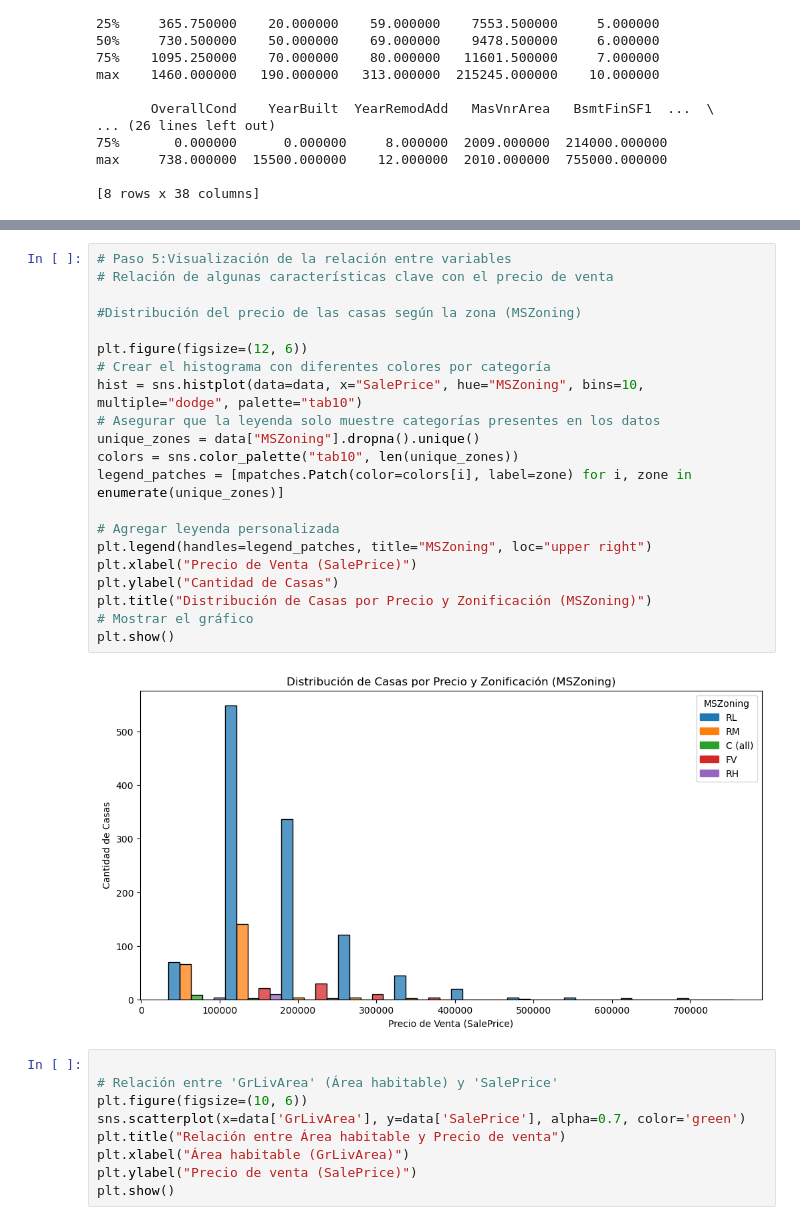
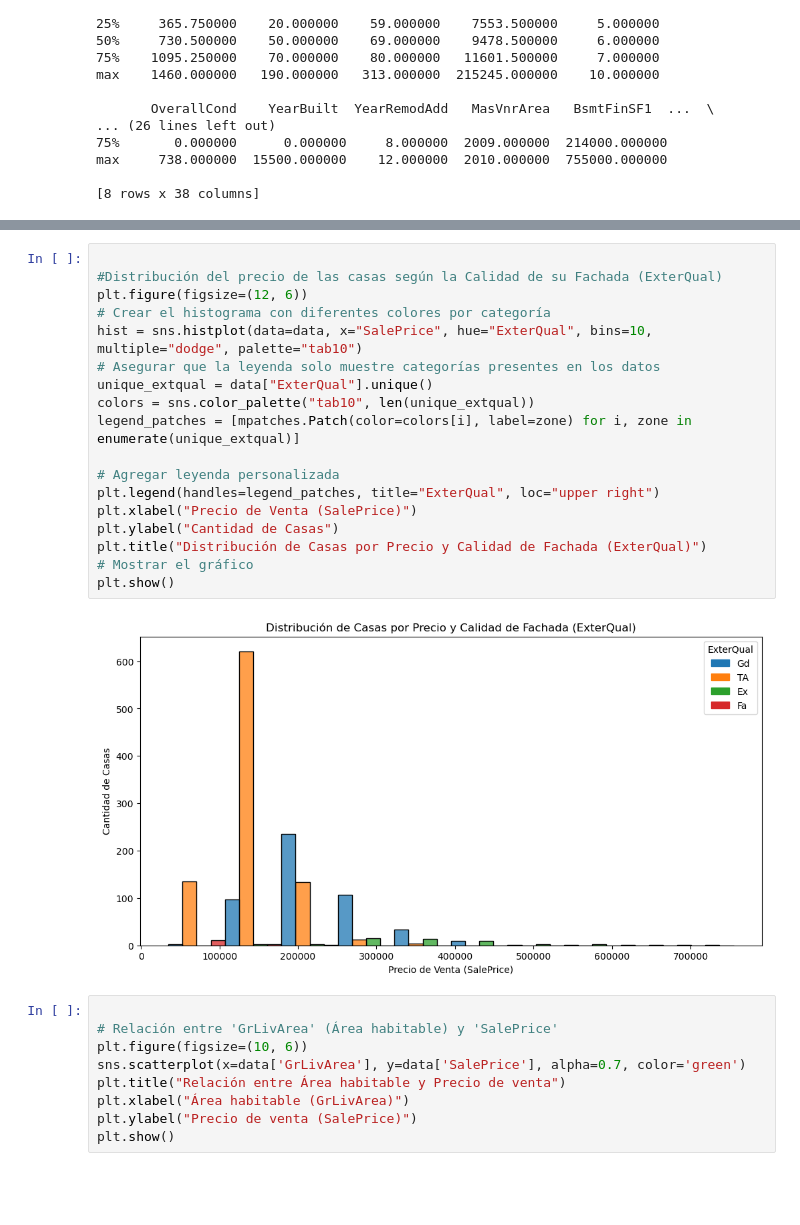
Before and after one commit to MartaCabo/tarea_house_predictions, a Jupyter notebook: Tarea2_1.ipynb, the cells around one changed output, grey strips where cells are left out. Cells and saved outputs as stored; diff of their text form; blank space fills up the shorter version.

```diff
--- a/Tarea2_1.ipynb
+++ b/Tarea2_1.ipynb
@@ -91,26 +149,23 @@ plt.show()
 # %%
-# Paso 5:Visualización de la relación entre variables
-# Relación de algunas características clave con el precio de venta
 
-#Distribución del precio de las casas según la zona (MSZoning)
-
+#Distribución del precio de las casas según la Calidad de su Fachada (ExterQual)
 plt.figure(figsize=(12, 6))
 # Crear el histograma con diferentes colores por categoría
-hist = sns.histplot(data=data, x="SalePrice", hue="MSZoning", bins=10, multiple="dodge", palette="tab10")
+hist = sns.histplot(data=data, x="SalePrice", hue="ExterQual", bins=10, multiple="dodge", palette="tab10")
 # Asegurar que la leyenda solo muestre categorías presentes en los datos
-unique_zones = data["MSZoning"].dropna().unique()
-colors = sns.color_palette("tab10", len(unique_zones))
-legend_patches = [mpatches.Patch(color=colors[i], label=zone) for i, zone in enumerate(unique_zones)]
+unique_extqual = data["ExterQual"].unique()
+colors = sns.color_palette("tab10", len(unique_extqual))
+legend_patches = [mpatches.Patch(color=colors[i], label=zone) for i, zone in enumerate(unique_extqual)]
 
 # Agregar leyenda personalizada
-plt.legend(handles=legend_patches, title="MSZoning", loc="upper right")
+plt.legend(handles=legend_patches, title="ExterQual", loc="upper right")
 plt.xlabel("Precio de Venta (SalePrice)")
 plt.ylabel("Cantidad de Casas")
-plt.title("Distribución de Casas por Precio y Zonificación (MSZoning)")
+plt.title("Distribución de Casas por Precio y Calidad de Fachada (ExterQual)")
 # Mostrar el gráfico
 plt.show()
 # %% [output]
-[figure, old version]
+[figure, new version]
 # %%
 
 # Relación entre 'GrLivArea' (Área habitable) y 'SalePrice'
```
Also changed, not shown: parts of 13 cells of this notebook, 1 other file.
